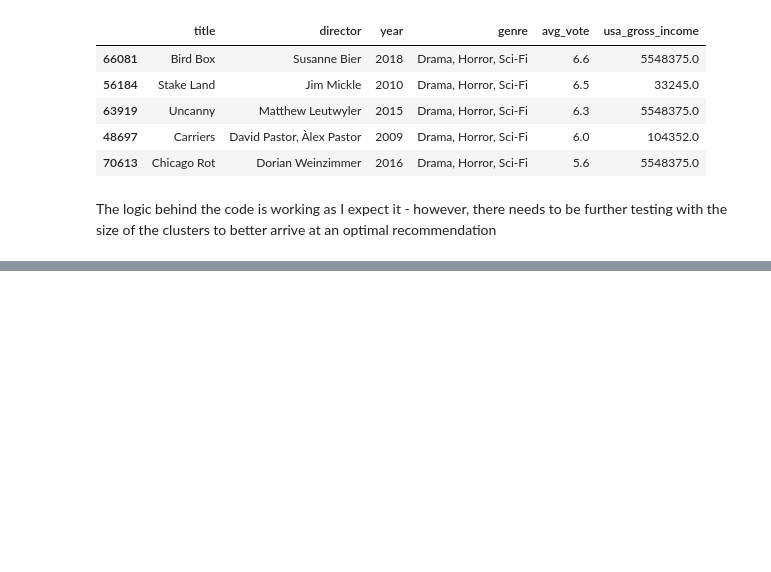
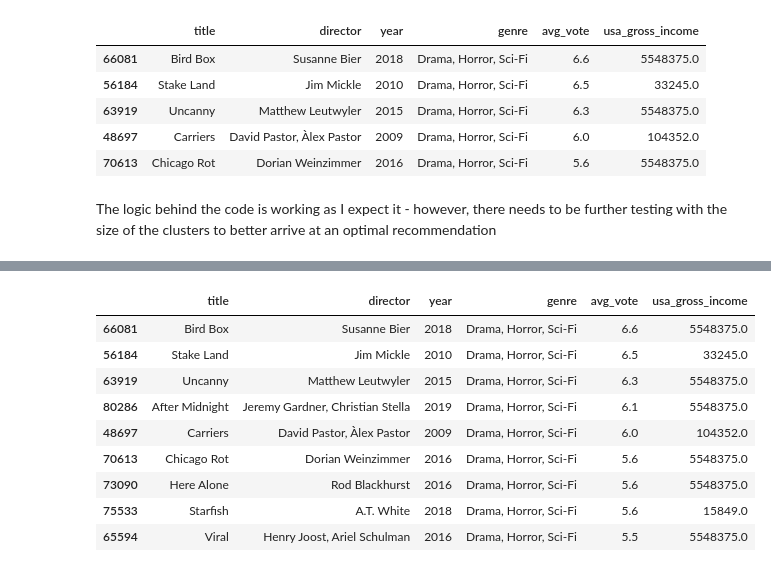
Before and after one commit to guedanie/movie_recommendation_model, a Jupyter notebook: wrangle_notebook.ipynb, the cells around one changed output, grey strips where cells are left out. Cells and saved outputs as stored; diff of their text form; code cells hidden in the pictures; blank space fills up the shorter version.

```diff
--- a/wrangle_notebook.ipynb
+++ b/wrangle_notebook.ipynb
@@ -747,0 +885,15 @@ The logic behind the code is working as I expect it - however, there needs to be
+# %%
+test = "A Quiet Place"
+# %%
+complex_movie_recommendation(df, test)
+# %% [output]
+|  | title | director | year | genre | avg_vote | usa_gross_income |
+| 66081 | Bird Box | Susanne Bier | 2018 | Drama, Horror, Sci-Fi | 6.6 | 5548375.0 |
+| 56184 | Stake Land | Jim Mickle | 2010 | Drama, Horror, Sci-Fi | 6.5 | 33245.0 |
+| 63919 | Uncanny | Matthew Leutwyler | 2015 | Drama, Horror, Sci-Fi | 6.3 | 5548375.0 |
+| 80286 | After Midnight | Jeremy Gardner, Christian Stella | 2019 | Drama, Horror, Sci-Fi | 6.1 | 5548375.0 |
+| 48697 | Carriers | David Pastor, Àlex Pastor | 2009 | Drama, Horror, Sci-Fi | 6.0 | 104352.0 |
+| 70613 | Chicago Rot | Dorian Weinzimmer | 2016 | Drama, Horror, Sci-Fi | 5.6 | 5548375.0 |
+| 73090 | Here Alone | Rod Blackhurst | 2016 | Drama, Horror, Sci-Fi | 5.6 | 5548375.0 |
+| 75533 | Starfish | A.T. White | 2018 | Drama, Horror, Sci-Fi | 5.6 | 15849.0 |
+| 65594 | Viral | Henry Joost, Ariel Schulman | 2016 | Drama, Horror, Sci-Fi | 5.5 | 5548375.0 |
```
Also changed, not shown: parts of 21 cells of this notebook.
